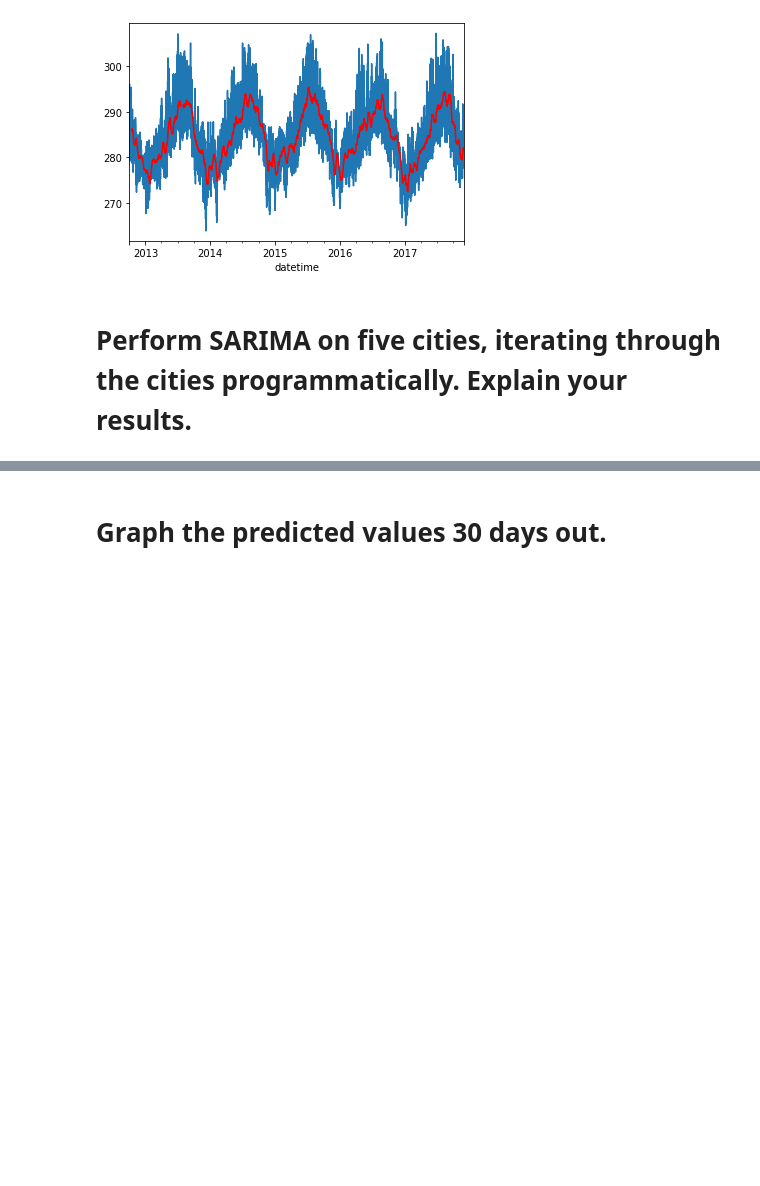
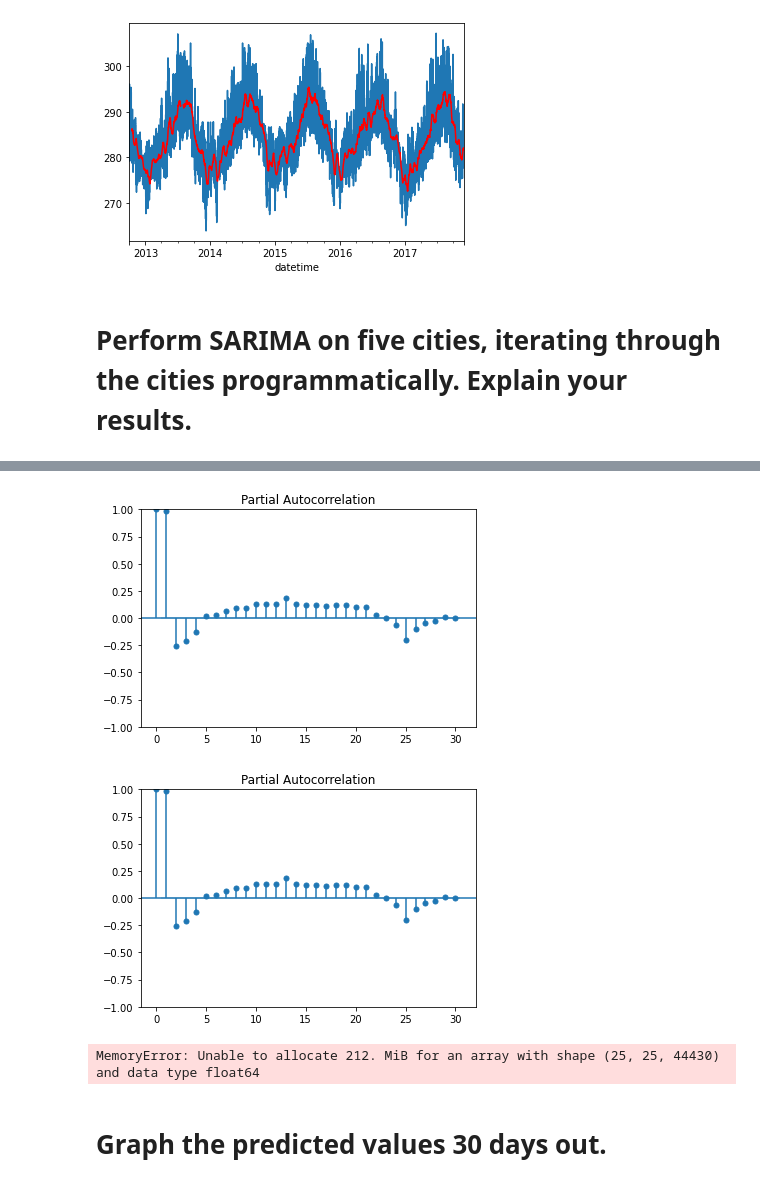
Before and after one commit to nasibaA/11_HW, a Jupyter notebook: 11_HW.ipynb, the cells around one changed output, grey strips where cells are left out. Cells and saved outputs as stored; diff of their text form; code cells hidden in the pictures; blank space fills up the shorter version.

```diff
--- a/11_HW.ipynb
+++ b/11_HW.ipynb
@@ -202,3 +235,28 @@ df['7day_rolling_avg_S'].plot(c="red")
+# %%
+plot_pacf(df_new['Vancouver'],zero = True, lags = 30)
+# %% [output]
+[figure, added]
+[figure, added]
+# %%
+
+my_order = (1,0,0)
+my_seasonal_order = (0,1,1,12)
+# choose 5 cities
+
+#cities =["San Diego","Las Vegas ","Vancouver","Portland","Philadelphia"]
+
+# empty list for Sarima's infor
+Sarima_result = []
+
+
+    # run SARIMA code
+model =SARIMAX(df_new['Vancouver'],order = my_order, seasonal_order = my_seasonal_order)
+    # fit the data to the model and saved there.
+model_fit = model.fit()
+    # append model.fit result to our empty list
+Sarima_result.append(model_fit)
+# %% [output]
+MemoryError: Unable to allocate 212. MiB for an array with shape (25, 25, 44430) and data type float64
 # %% [markdown]
 # Graph the predicted values 30 days out.
 # %% [markdown]
```
Also changed, not shown: parts of 4 cells of this notebook.
